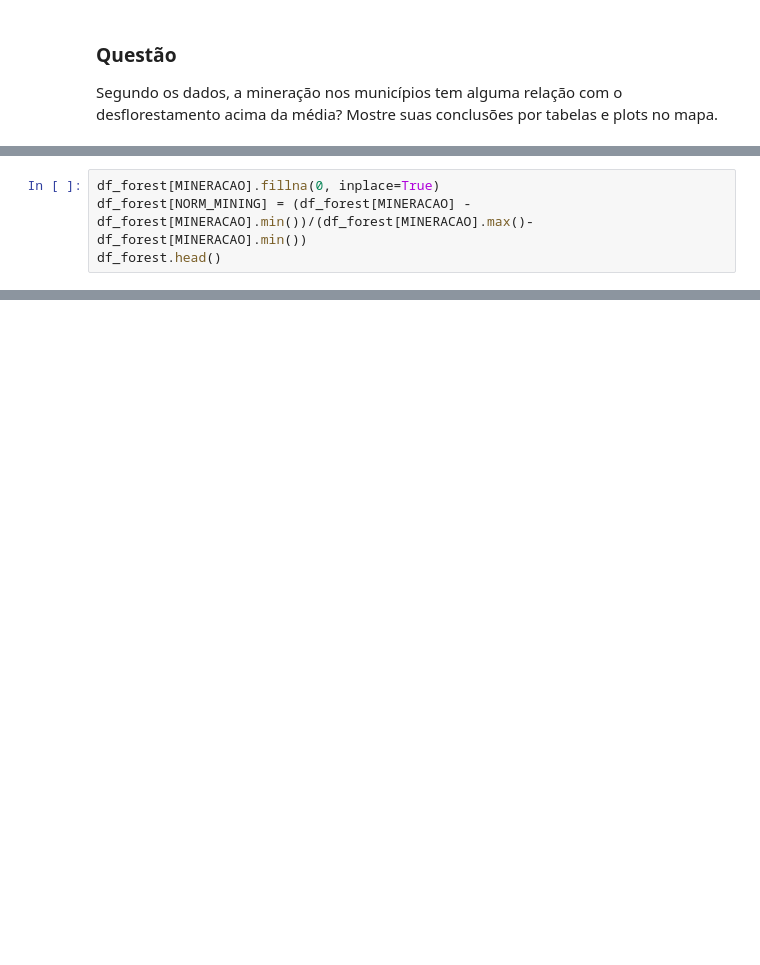
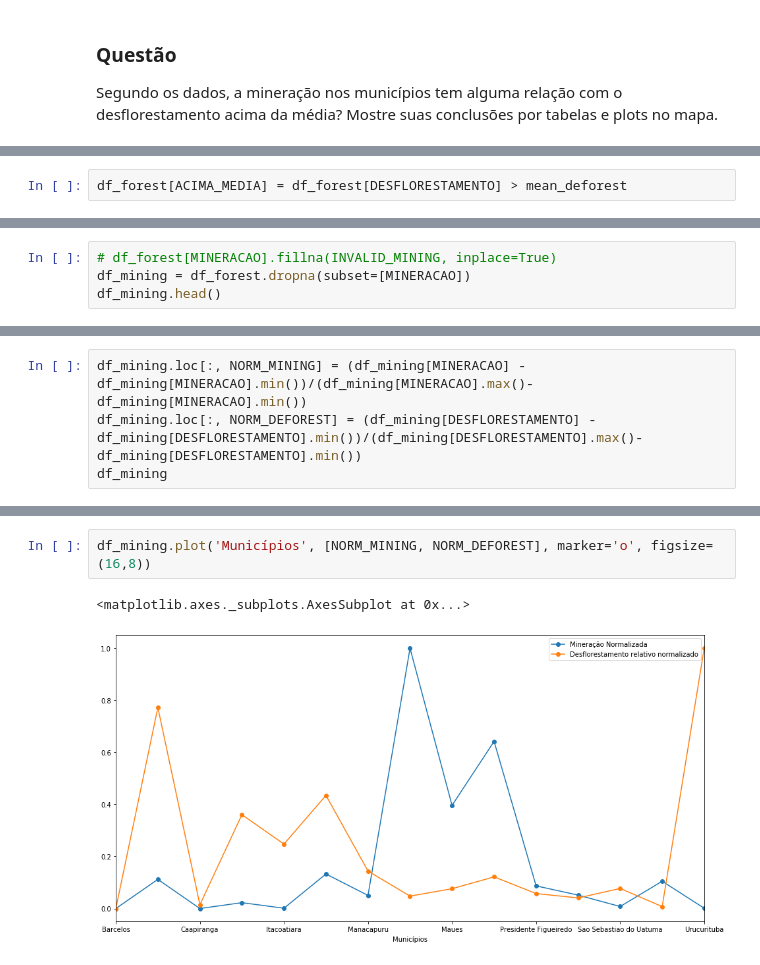
Before and after one commit to hallpaz/Data-Science-IMPA, a Jupyter notebook: assignments/Exercicio1.ipynb, the cells around one changed output, grey strips where cells are left out. Cells and saved outputs as stored; diff of their text form; blank space fills up the shorter version.

```diff
--- a/assignments/Exercicio1.ipynb
+++ b/assignments/Exercicio1.ipynb
@@ -192,4 +233,0 @@ print(list(df_forest[MINERACAO]))
-# %%
-df_forest[MINERACAO].fillna(0, inplace=True)
-df_forest[NORM_MINING] = (df_forest[MINERACAO] - df_forest[MINERACAO].min())/(df_forest[MINERACAO].max()-df_forest[MINERACAO].min())
-df_forest.head()
@@ -203,0 +234,2 @@ df_forest.head()
+# %%
+df_forest[ACIMA_MEDIA] = df_forest[DESFLORESTAMENTO] > mean_deforest
@@ -203,0 +277,4 @@ df_forest.head()
+# %%
+# df_forest[MINERACAO].fillna(INVALID_MINING, inplace=True)
+df_mining = df_forest.dropna(subset=[MINERACAO])
+df_mining.head()
@@ -203,0 +288,4 @@ df_forest.head()
+# %%
+df_mining.loc[:, NORM_MINING] = (df_mining[MINERACAO] - df_mining[MINERACAO].min())/(df_mining[MINERACAO].max()-df_mining[MINERACAO].min())
+df_mining.loc[:, NORM_DEFOREST] = (df_mining[DESFLORESTAMENTO] - df_mining[DESFLORESTAMENTO].min())/(df_mining[DESFLORESTAMENTO].max()-df_mining[DESFLORESTAMENTO].min())
+df_mining
@@ -203,0 +319,5 @@ df_forest.head()
+# %%
+df_mining.plot('Municípios', [NORM_MINING, NORM_DEFOREST], marker='o', figsize=(16,8))
+# %% [output]
+<matplotlib.axes._subplots.AxesSubplot at 0x...>
+[figure, added]
```
Also changed, not shown: parts of 38 cells of this notebook.
